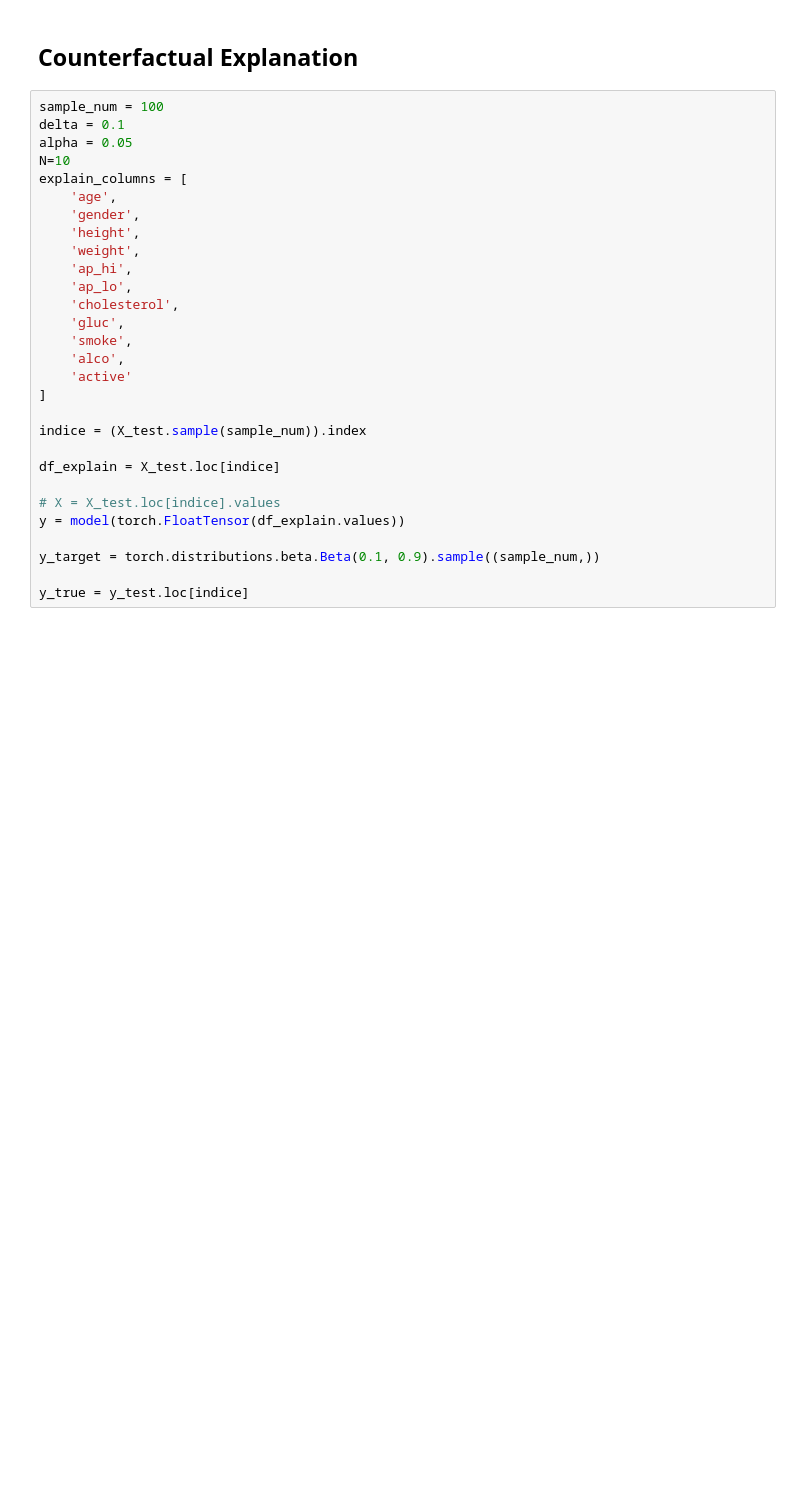
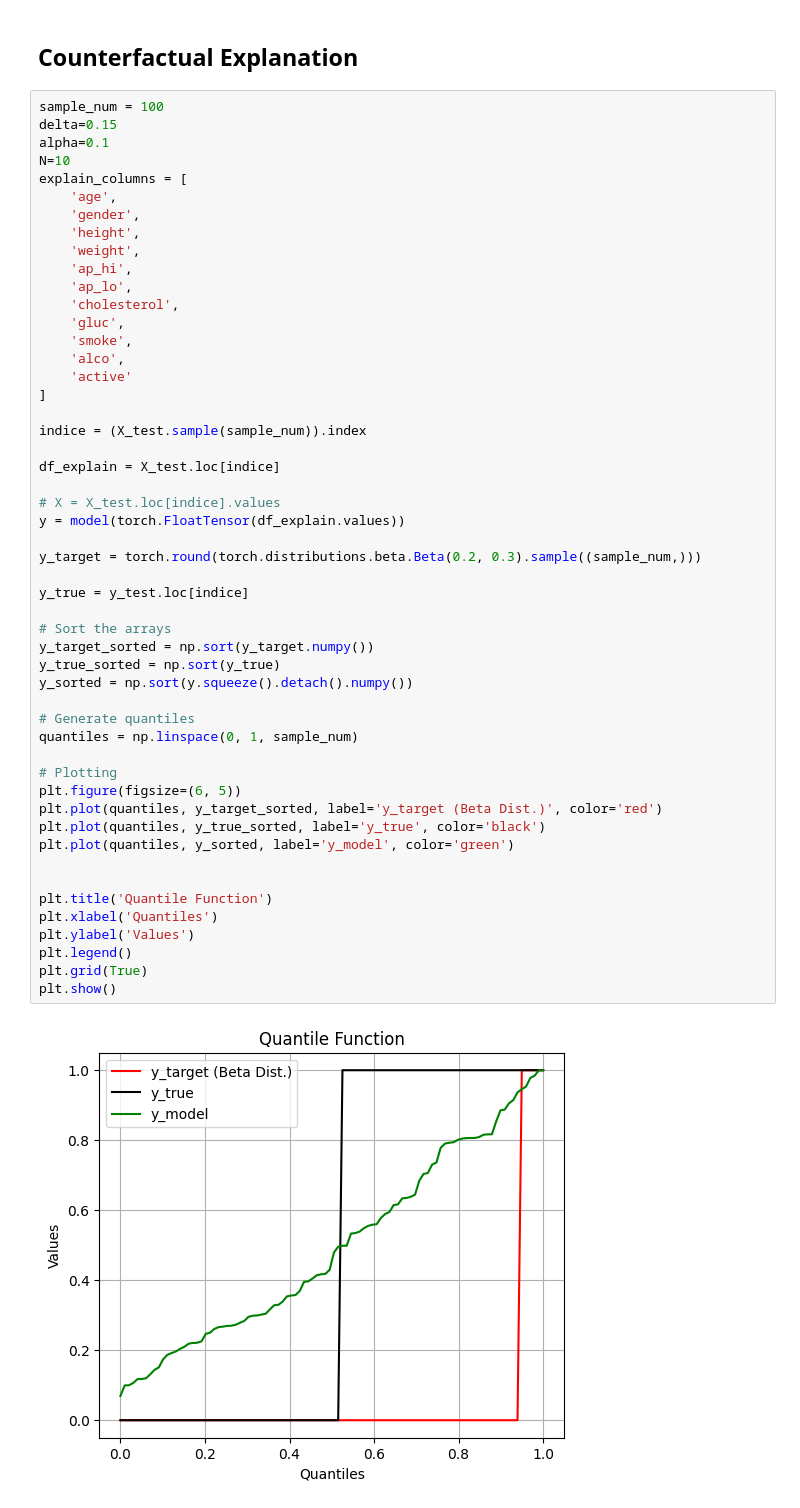
Before and after one commit to youlei202/distributional-counterfactual-explanation, a Jupyter notebook: cardio.ipynb, the cells around one changed output. Cells and saved outputs as stored; diff of their text form; blank space fills up the shorter version.

```diff
--- a/cardio.ipynb
+++ b/cardio.ipynb
@@ -118,33 +119,57 @@ accuracy.item()
 ## Counterfactual Explanation
 # %%
 sample_num = 100
-delta = 0.1
-alpha = 0.05
+delta=0.15
+alpha=0.1
 N=10
 explain_columns = [
     'age',
     'gender',
     'height',
     'weight',
     'ap_hi',
     'ap_lo',
     'cholesterol',
     'gluc',
     'smoke',
     'alco',
     'active'
 ]
 
 indice = (X_test.sample(sample_num)).index
 
 df_explain = X_test.loc[indice]
 
 # X = X_test.loc[indice].values
 y = model(torch.FloatTensor(df_explain.values))
 
-y_target = torch.distributions.beta.Beta(0.1, 0.9).sample((sample_num,))
+y_target = torch.round(torch.distributions.beta.Beta(0.2, 0.3).sample((sample_num,)))
 
 y_true = y_test.loc[indice]
+
+# Sort the arrays
+y_target_sorted = np.sort(y_target.numpy())
+y_true_sorted = np.sort(y_true)
+y_sorted = np.sort(y.squeeze().detach().numpy())
+
+# Generate quantiles
+quantiles = np.linspace(0, 1, sample_num)
+
+# Plotting
+plt.figure(figsize=(6, 5))
+plt.plot(quantiles, y_target_sorted, label='y_target (Beta Dist.)', color='red')
+plt.plot(quantiles, y_true_sorted, label='y_true', color='black')
+plt.plot(quantiles, y_sorted, label='y_model', color='green')
+
+
+plt.title('Quantile Function')
+plt.xlabel('Quantiles')
+plt.ylabel('Values')
+plt.legend()
+plt.grid(True)
+plt.show()
+# %% [output]
+[figure, added]
 # %%
 from explainers.dce import DistributionalCounterfactualExplainer
 
```
Also changed, not shown: parts of 30 cells of this notebook.
